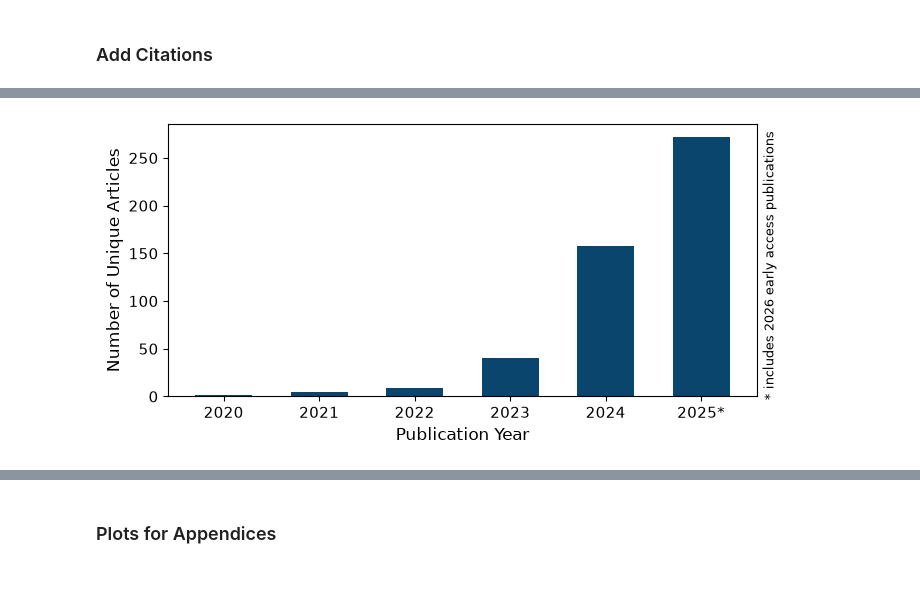
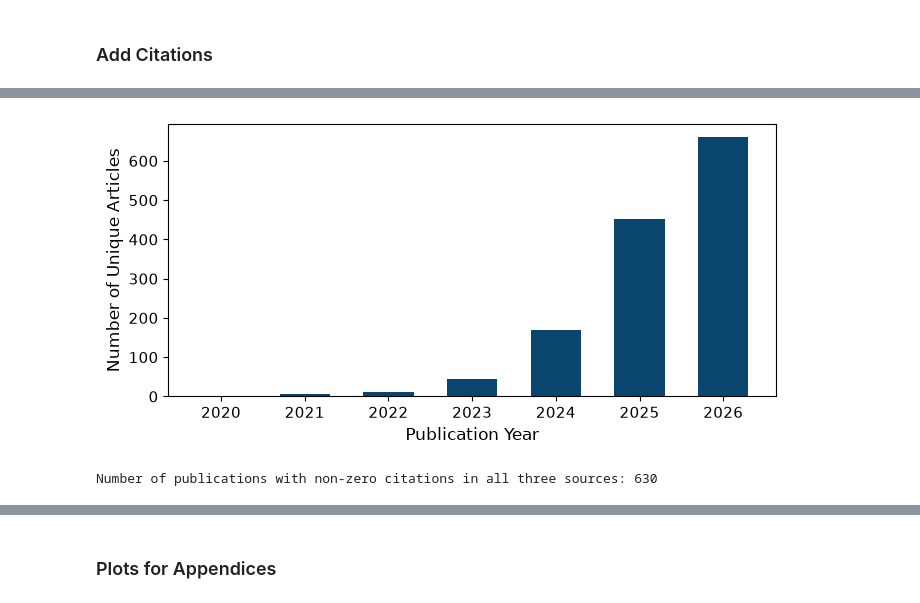
Before and after one commit to dmki-tuwien/Hallucination-KG-Survey, a Jupyter notebook: src/analysis.ipynb, the cells around one changed output, grey strips where cells are left out. Cells and saved outputs as stored; diff of their text form; code cells hidden in the pictures.

Commit message:
advanced deduplication and nonzero cites list.

```diff
--- a/src/analysis.ipynb
+++ b/src/analysis.ipynb
@@ -337,0 +374,3 @@ Found via DOI: 1184 of 1618
+# %%
+deduped_df["OA Cite"] = deduped_df["DOI"].map(doi_cites)
+print("Found via DOI:", deduped_df["OA Cite"].notna().sum(), "of", len(deduped_df))
@@ -360,14 +401,11 @@ def openalex_citations_by_title(title: str, min_similarity: float = 0.9):
         return None
     return best["cited_by_count"]
 
-missing = deduped_df["openalex_citations"].isna()
+missing = deduped_df["OA Cite"].isna()
 print(f"Looking up {missing.sum():,} papers by title ...")
 
 title_cites = []
-for t in deduped_df.loc[missing, "Title"]:
+for t in tqdm(deduped_df.loc[missing, "Title"]):
     title_cites.append(openalex_citations_by_title(t))
     time.sleep(0.1)
-
-deduped_df.loc[missing, "openalex_citations"] = title_cites
-print("Found in total:", deduped_df["openalex_citations"].notna().sum(), "of", len(deduped_df))
 # %% [output]
@@ -375,0 +413,6 @@ TypeError: Invalid value '[3, 3, 1, None, 22, None, 11, None, 3, 1, 4, None, 1,
+# %%
+values = np.array(title_cites, dtype=float)  # None -> NaN
+print(len(values), missing.sum())            # these two must be equal
+
+deduped_df.loc[missing.values, "OA Cite"] = values
+print("Found in total:", deduped_df["OA Cite"].notna().sum(), "of", len(deduped_df))
@@ -388,5 +430,0 @@ print(r.json()["rate_limit"])
-# %%
-# Drop DOI, DOI Link, URL, Authors, Publisher columns from the deduplicated dataframe
-columns_to_drop = ['DOI', 'DOI Link', 'URL', 'Authors', 'Publisher']
-deduped_df = deduped_df.drop(columns=columns_to_drop)
-deduped_df.head(2)
@@ -412,14 +452,17 @@ deduplicated_df['Year'] = deduplicated_df['Year'].replace('2026', '2025')
 # %%
-year_counts = deduplicated_df['Year'].value_counts().sort_index()
+# Convert year column to string
+deduped_df['Year'] = deduped_df['Year'].astype(str)
+
+year_counts = deduped_df['Year'].value_counts().sort_index()
 plt.figure(figsize=(7, 3.5))
 plt.bar(year_counts.index, year_counts.values, width=0.6, color='#0a456e')
 plt.ylabel('Number of Unique Articles', fontsize=12)
 plt.xlabel('Publication Year', fontsize=12)
 # Change ticks size
 plt.xticks(fontsize=11)
 plt.yticks(fontsize=11)
 plt.tight_layout()
-plt.savefig('../files/imgs/publications_per_year.pdf', bbox_inches='tight', format='pdf')
+plt.savefig(f'../files/imgs/publications_per_year_{date_stamp}.pdf', bbox_inches='tight', format='pdf')
 plt.show()
 # %% [output]
-[figure, old version]
+[figure, new version]
@@ -425,0 +472,10 @@ plt.show()
+# %%
+def has_no_zero_citations(df: pd.DataFrame, cols=("Cited By", "OA Cite", "S2 Cite")) -> pd.Series:
+    """True for rows where none of the given columns is 0. NaN does not count as 0."""
+    values = df[list(cols)].apply(pd.to_numeric, errors="coerce")
+    return (values != 0).all(axis=1)
+
+only_cite_df = deduped_df[has_no_zero_citations(deduped_df)].copy()
+print(f"Number of publications with non-zero citations in all three sources: {len(only_cite_df)}")
+# %% [output]
+Number of publications with non-zero citations in all three sources: 630
```
Also changed, not shown: parts of 32 cells of this notebook, 6 other files.
